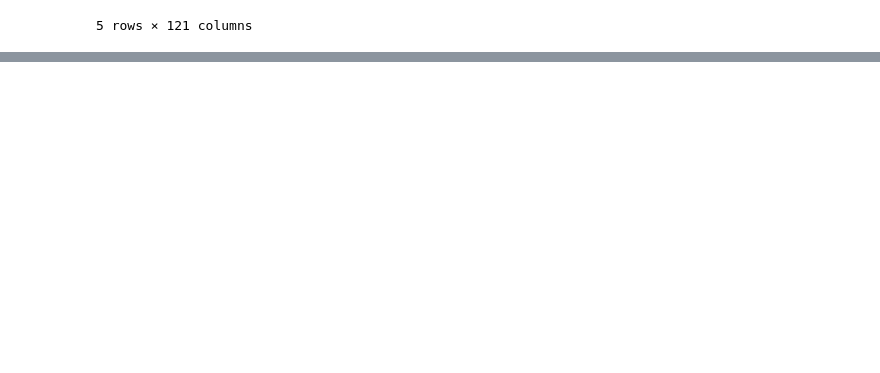
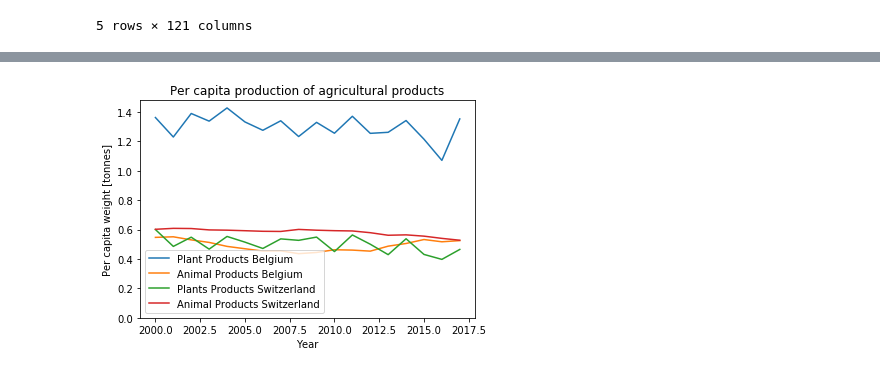
Before and after one commit to Lambo97/ADAProject, a Jupyter notebook: src/Production.ipynb, the cells around one changed output, grey strips where cells are left out. Drawn from its saved outputs; the diff is of its cells as text; code cells hidden in the pictures; blank space fills up the shorter version.

```diff
--- a/src/Production.ipynb
+++ b/src/Production.ipynb
@@ -137,0 +173,2 @@ production_aggr.query("`Area` == 'Belgium'").tail()
+# %%
+production_products = production_products.query("`Year` >= 2000")
@@ -137,0 +177,6 @@ production_aggr.query("`Area` == 'Belgium'").tail()
+# %%
+# Load countries
+with open(os.path.join(GENERATED_DATA_PATH, "countries.json"), "r") as f:
+    countries = json.load(f)
+
+production_products = production_products[production_products["Area"].isin(countries)]
@@ -137,0 +185,2 @@ production_aggr.query("`Area` == 'Belgium'").tail()
+# %%
+population = pd.read_csv(os.path.join(GENERATED_DATA_PATH, "population.csv"), encoding="latin-1")
@@ -137,0 +196,7 @@ production_aggr.query("`Area` == 'Belgium'").tail()
+# %%
+# Devide the production by the population
+production_per_cap = production_products.merge(population, how="inner", left_on=["Area", "Year"], right_on=["Country", "Year"])
+production_per_cap["PlantSum"] = production_per_cap["PlantSum"] / production_per_cap["Population"]
+production_per_cap["AnimalSum"] = production_per_cap["AnimalSum"] / production_per_cap["Population"]
+production_per_cap = production_per_cap.drop(["Population", "Country"], axis=1)
+production_per_cap.head()
@@ -137,0 +258,16 @@ production_aggr.query("`Area` == 'Belgium'").tail()
+# %%
+b = production_per_cap.query("`Area` == 'Belgium'")
+s = production_per_cap.query("`Area` == 'Switzerland'")
+plt.figure()
+plt.plot(b["Year"], b["PlantSum"], label="Plant Products Belgium")
+plt.plot(b["Year"], b["AnimalSum"], label="Animal Products Belgium")
+plt.plot(s["Year"], s["PlantSum"], label="Plants Products Switzerland")
+plt.plot(s["Year"], s["AnimalSum"], label="Animal Products Switzerland")
+plt.legend()
+plt.xlabel("Year")
+plt.ylabel("Per capita weight [tonnes]")
+plt.title("Per capita production of agricultural products")
+plt.ylim(0, None)
+plt.show()
+# %% [output]
+[figure, added]
```
Also changed, not shown: parts of 24 cells of this notebook.
